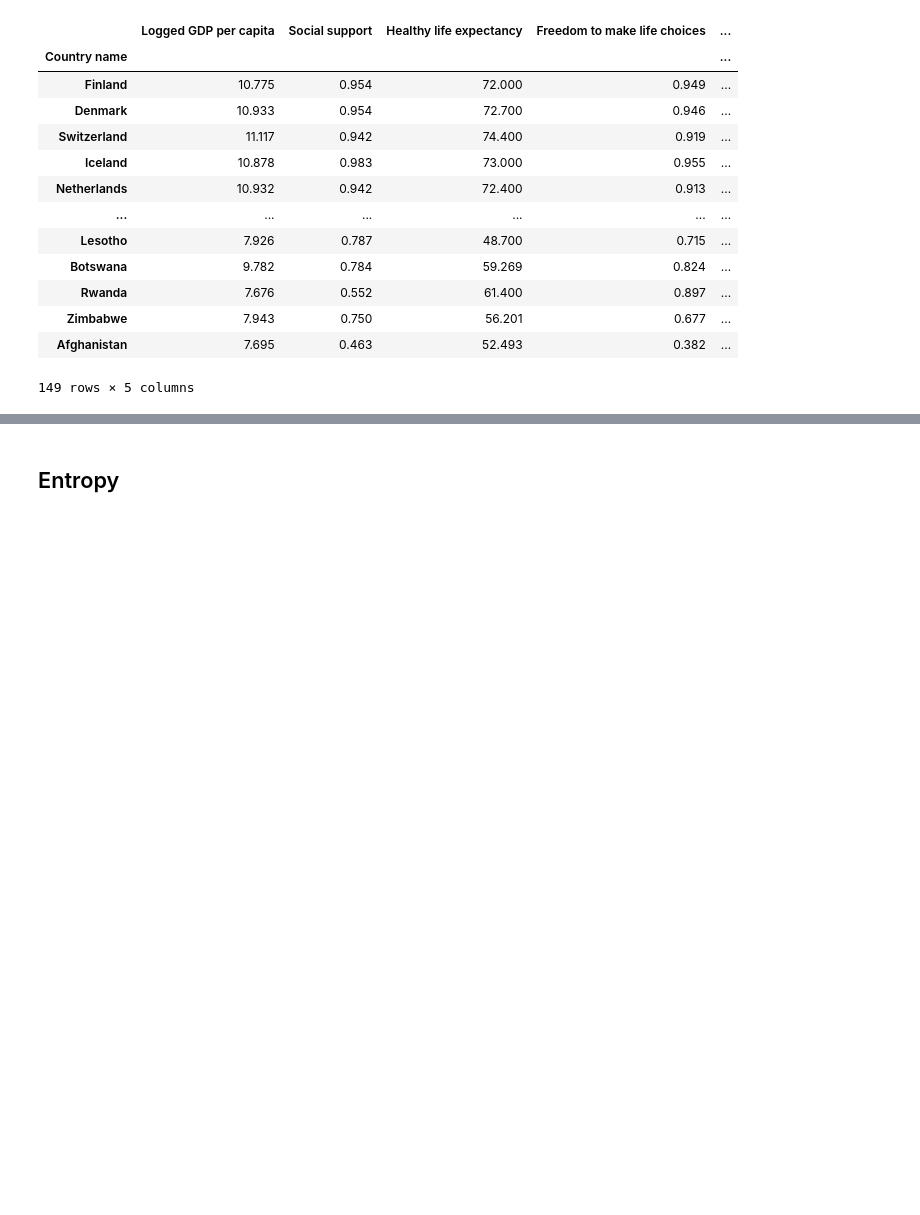
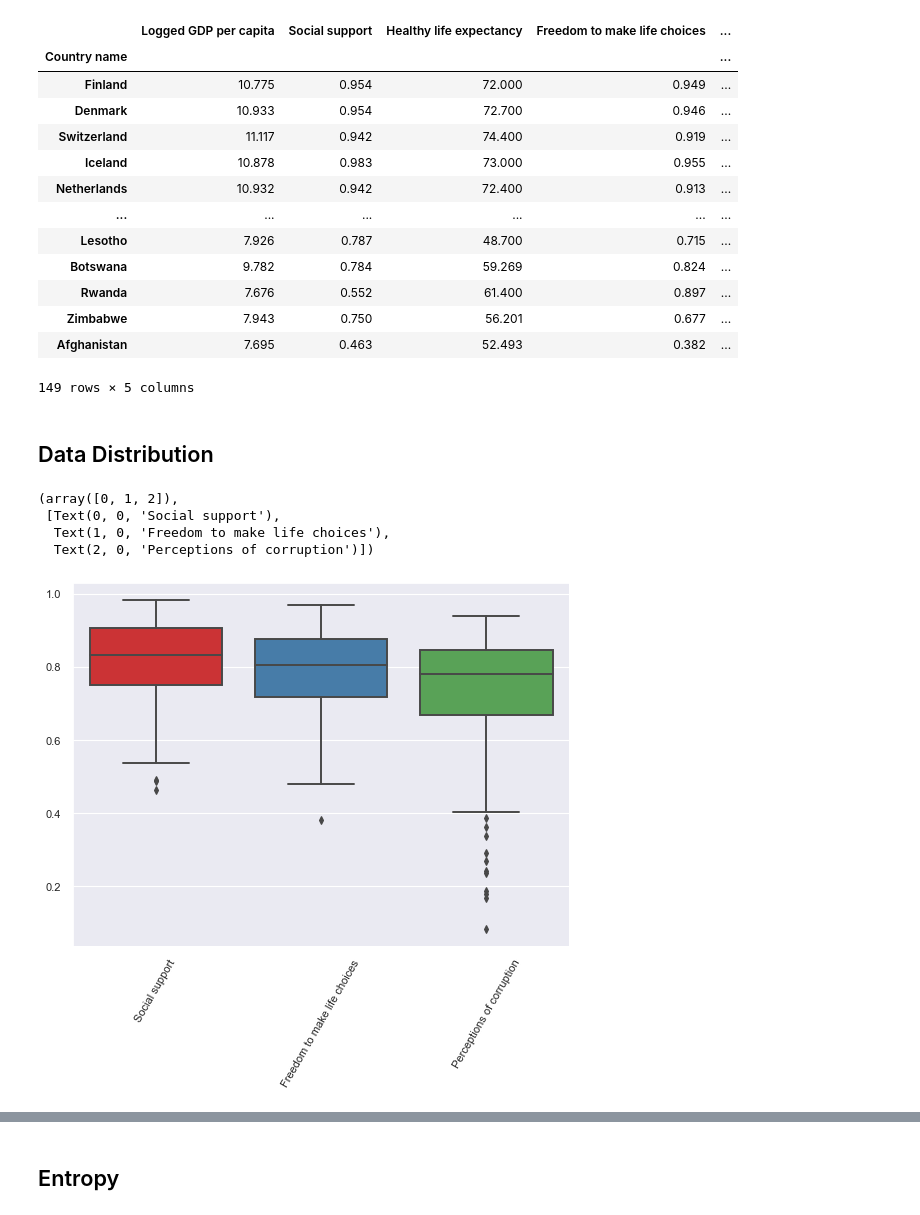
Before and after one commit to belkisbaccar/Decision-Support-System, a Jupyter notebook: MCDM.ipynb, the cells around one changed output, grey strips where cells are left out. Drawn from its saved outputs; the diff is of its cells as text; code cells hidden in the pictures; blank space fills up the shorter version.

Commit message:
DSS + visualization

```diff
--- a/MCDM.ipynb
+++ b/MCDM.ipynb
@@ -5,6 +5,12 @@
 # %%
 import pandas as pd
 import numpy as np
+import matplotlib.pyplot as plt
+import seaborn as sns
+from matplotlib.pyplot import figure
+sns.set_style("darkgrid"); # To show the graphs with white background and gridded
+import plotly.express as px;
+plt.style.use("seaborn-notebook");
 # %%
 data = pd.read_csv("world-happiness-report-2021.csv")
 # %%
@@ -72,3 +99,17 @@ df
 | Zimbabwe | 7.943 | 0.750 | 56.201 | 0.677 | ... |
 | Afghanistan | 7.695 | 0.463 | 52.493 | 0.382 | ... |
 149 rows × 5 columns
+# %% [markdown]
+## Data Distribution
+# %%
+# Distribution of feature set 1: Social support, Freedom to make life choices, Perceptions of corruption
+figure(figsize=(8, 6), dpi=80)
+listFeatures = ["Social support", "Freedom to make life choices", "Perceptions of corruption"]
+sns.boxplot(data = data.loc[:, listFeatures], orient = "v", palette = "Set1")
+plt.xticks(rotation = 60)
+# %% [output]
+(array([0, 1, 2]),
+ [Text(0, 0, 'Social support'),
+  Text(1, 0, 'Freedom to make life choices'),
+  Text(2, 0, 'Perceptions of corruption')])
+[figure, added]
```
Also changed, not shown: parts of 34 cells of this notebook.
